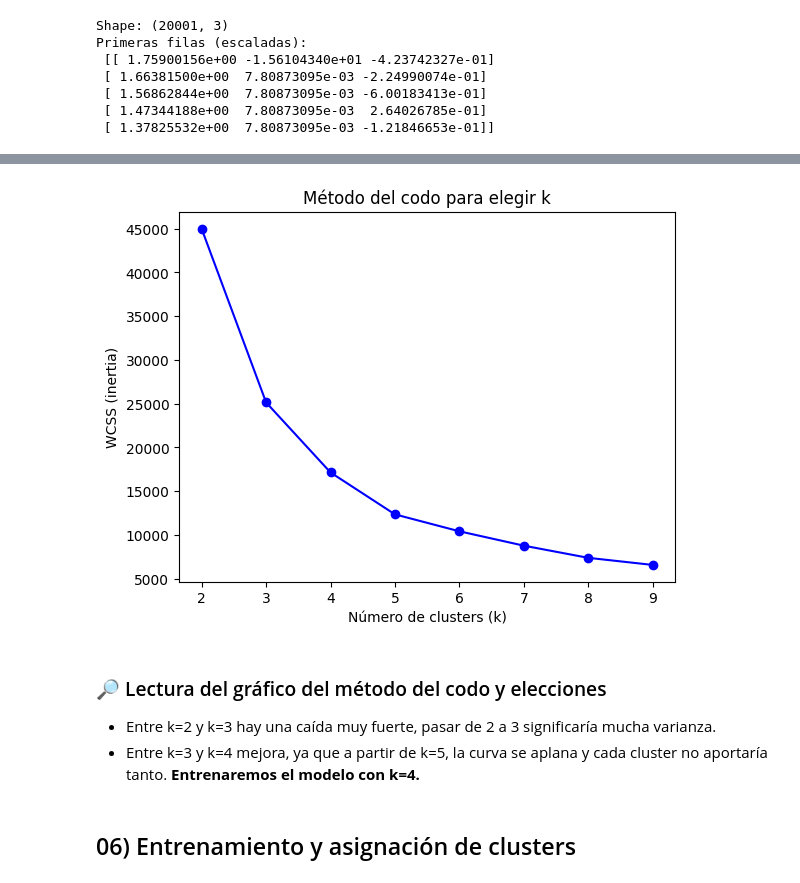
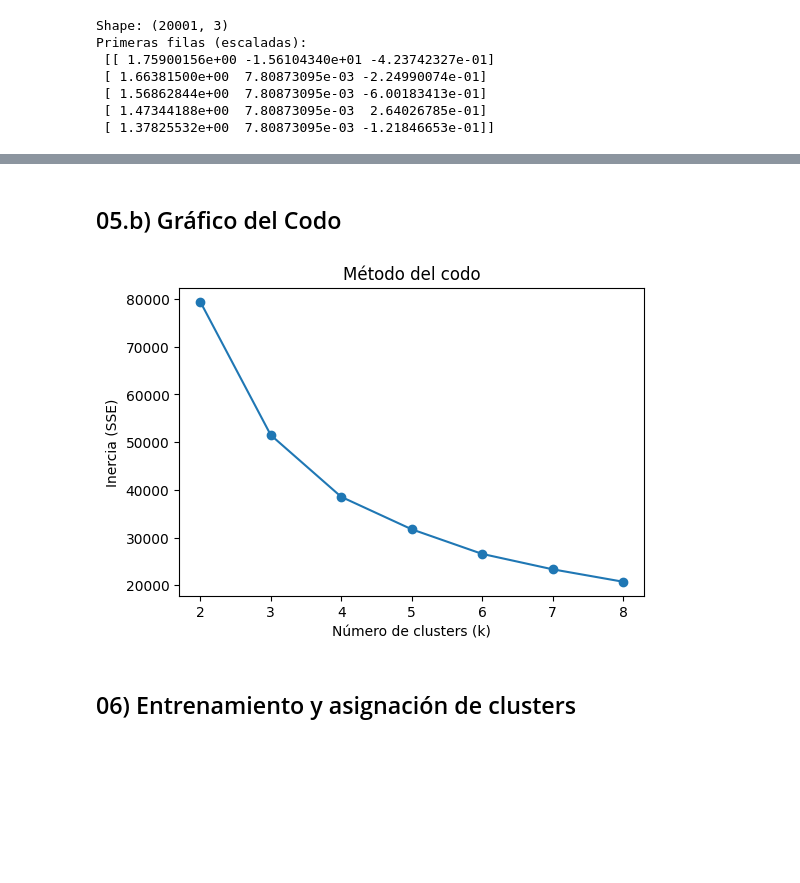
Before and after one commit to meliluc/marketing-analytics-customer-insights-project, a Jupyter notebook: 02_RFM.ipynb, the cells around one changed output, grey strips where cells are left out. Cells and saved outputs as stored; diff of their text form; code cells hidden in the pictures; blank space fills up the shorter version.

```diff
--- a/02_RFM.ipynb
+++ b/02_RFM.ipynb
@@ -187,0 +222,10 @@ Primeras filas (escaladas):
+# %%
+from sklearn.preprocessing import StandardScaler
+from sklearn.cluster import KMeans
+
+X = rfm[["Recency", "Frequency", "Monetary"]].values
+X = StandardScaler().fit_transform(X)
+
+# k=4 por defecto (rápido y suele ser buen punto de partida en RFM)
+kmeans = KMeans(n_clusters=4, random_state=42, n_init=10)
+rfm["Cluster"] = kmeans.fit_predict(X)
@@ -187,0 +255,11 @@ Primeras filas (escaladas):
+# %%
+import matplotlib.pyplot as plt
+
+X = rfm[["Recency", "Frequency", "Monetary"]].values
+X = StandardScaler().fit_transform(X)
+
+ax = cluster_profile[["Recency_med","Frequency_med","Monetary_med"]].plot(kind="bar", figsize=(8,4))
+ax.set_ylabel("Mediana (escala original)")
+ax.set_title("Perfil RFM por cluster")
+plt.tight_layout()
+plt.show()
@@ -188,27 +268,22 @@ Primeras filas (escaladas):
+# %% [markdown]
+## 05.b) Gráfico del Codo
 # %%
-from sklearn.cluster import KMeans
-import matplotlib.pyplot as plt
+inertias = []
+K_range = range(2, 9)  # probamos de 2 a 8 clusters
 
-wcss = []  # within-cluster sum of squares
-K = range(2, 10)
+for k in K_range:
+    kmeans = KMeans(n_clusters=k, random_state=42, n_init=10)
+    kmeans.fit(X)
+    inertias.append(kmeans.inertia_)
 
-for k in K:
-    kmeans = KMeans(n_clusters=k, random_state=42, n_init=10)
-    kmeans.fit(X_scaled)
-    wcss.append(kmeans.inertia_)
-
-plt.plot(K, wcss, 'bo-')
+plt.figure(figsize=(6,4))
+plt.plot(K_range, inertias, "-o")
 plt.xlabel("Número de clusters (k)")
-plt.ylabel("WCSS (inertia)")
-plt.title("Método del codo para elegir k")
+plt.ylabel("Inercia (SSE)")
+plt.title("Método del codo")
+plt.xticks(K_range)
 plt.show()
 # %% [output]
-[figure, old version]
+[figure, new version]
-# %% [markdown]
-### 🔎 Lectura del gráfico del método del codo y elecciones
-
-- Entre k=2 y k=3 hay una caída muy fuerte, pasar de 2 a 3 significaría mucha varianza.
-- Entre k=3 y k=4 mejora, ya que a partir de k=5, la curva se aplana y cada cluster no aportaría tanto.
-**Entrenaremos el modelo con k=4.**
 # %% [markdown]
 ## 06) Entrenamiento y asignación de clusters
```
Also changed, not shown: parts of 22 cells of this notebook.
